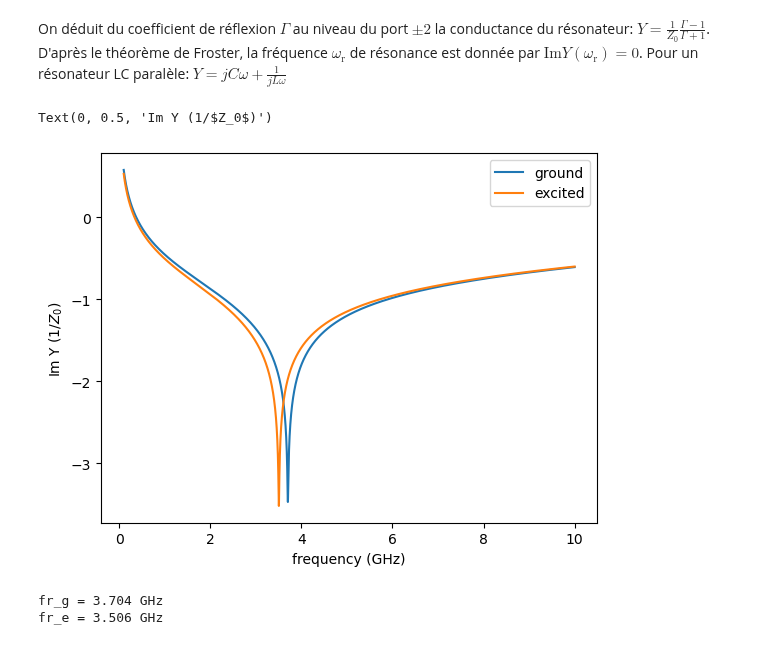
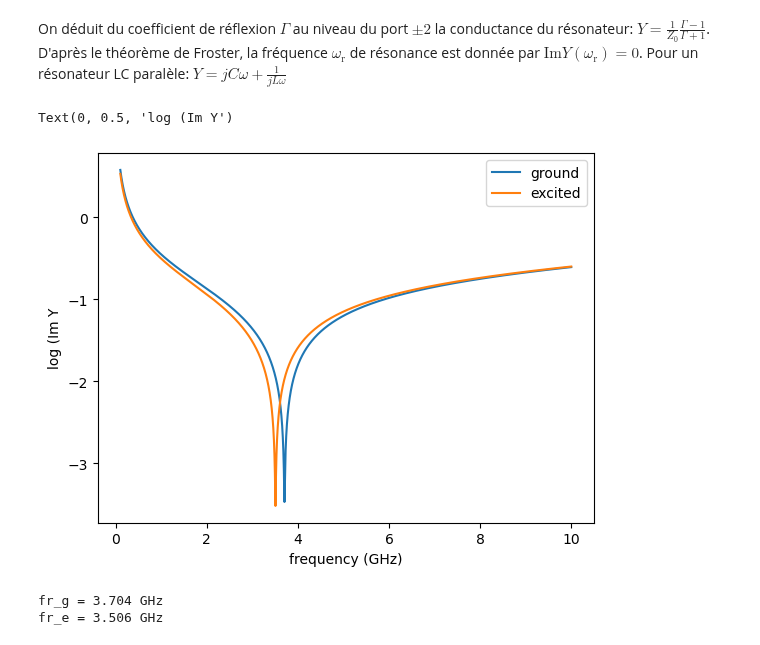
Before and after one commit to LPSjuliengabelli/Jour1, a Jupyter notebook: Jupyter Notebook/Simulation_transmon_solution.ipynb, the cells around one changed output. Cells and saved outputs as stored; diff of their text form; code cells hidden in the pictures.

```diff
--- a/Jupyter Notebook/Simulation_transmon_solution.ipynb
+++ b/Jupyter Notebook/Simulation_transmon_solution.ipynb
@@ -136,17 +132,17 @@ On déduit du coefficient de réflexion $\Gamma$ au niveau du port $\pm 2$ la co
 # %%
 gamma_g=resulting_Circuit_g.s[:,4,4]
 gamma_e=resulting_Circuit_e.s[:,4,4]
 Y_g=(gamma_g-1)/(gamma_g+1)
 Y_e=(gamma_e-1)/(gamma_e+1)
 plt.figure()
 plt.plot(1e-9*freq.f,np.log10(np.abs(Y_g)), label='ground')
 plt.plot(1e-9*freq.f,np.log10(np.abs(Y_e)), label='excited')
 plt.legend()
 plt.xlabel("frequency (GHz)")
-plt.ylabel("Im Y (1/$Z_0$)")
+plt.ylabel("log (Im Y")
 # %% [output]
-Text(0, 0.5, 'Im Y (1/$Z_0$)')
+Text(0, 0.5, 'log (Im Y')
-[figure, old version]
+[figure, new version]
 # %%
 idx_g=np.argmin(np.log10(np.abs(Y_g)))
 idx_e=np.argmin(np.log10(np.abs(Y_e)))
```
Also changed, not shown: parts of 4 cells of this notebook, 9 other files.
